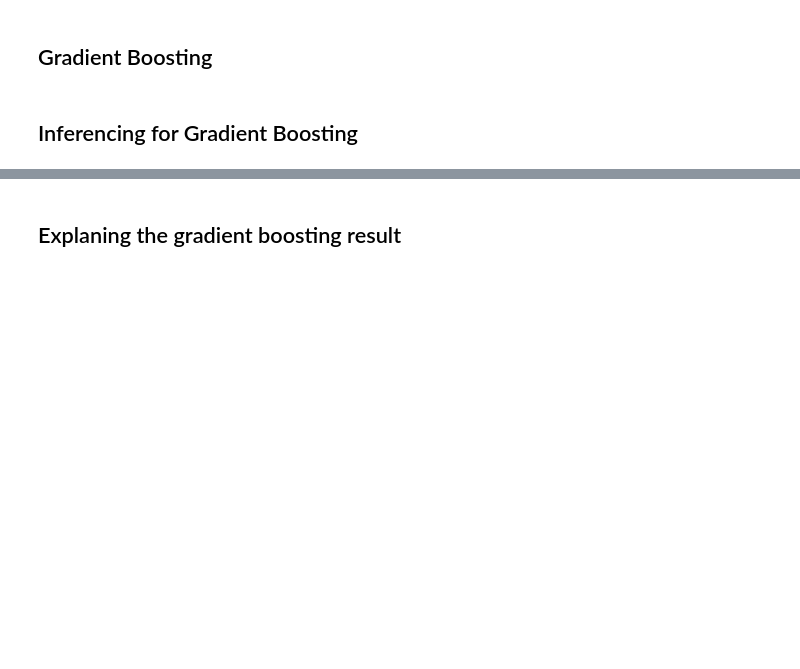
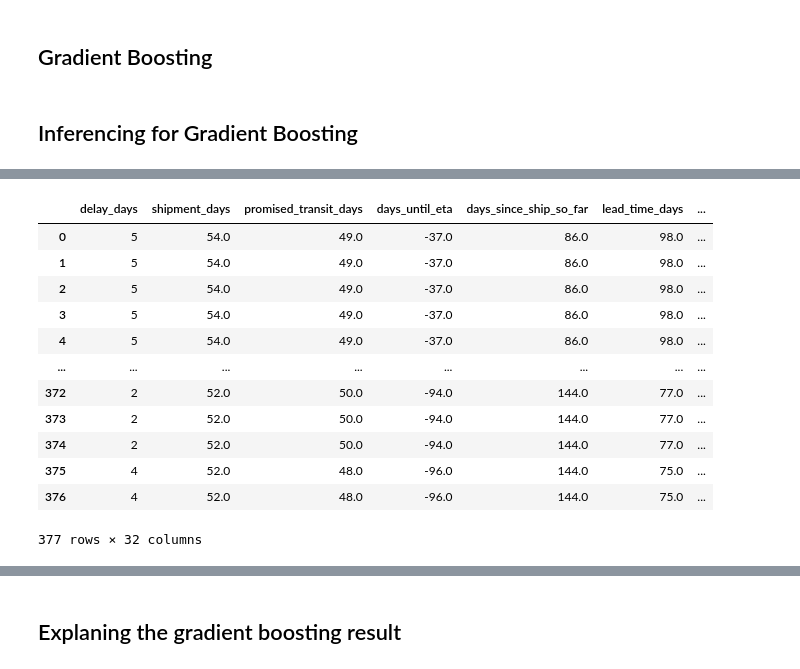
Before and after one commit to ideaboxai/ideaboxai-vertical-ml-service, a Jupyter notebook: notebooks/shipment_regression.py/models.ipynb, the cells around one changed output, grey strips where cells are left out. Cells and saved outputs as stored; diff of their text form; code cells hidden in the pictures; blank space fills up the shorter version.

```diff
--- a/notebooks/shipment_regression.py/models.ipynb
+++ b/notebooks/shipment_regression.py/models.ipynb
@@ -158,0 +133,59 @@ ValueError: Cannot register /loky-603834-mjdcj4m5 for automatic cleanup: unknown
+# %%
+# df_encoded = pd.get_dummies(df, columns=categorical_cols, drop_first=True, dtype=int)
+from sklearn.preprocessing import LabelEncoder
+
+df_encoded = df_new.copy()
+label_encoder = LabelEncoder()
+
+# Ensure categorical features are strings (clean)
+categorical_cols = [
+    'scac', 'delivery_terms',
+    'po_shipment_terms', 'tariff_type', 'item_brand',
+    'item_manufacturer',
+    'item_size',
+]
+
+for col in categorical_cols:
+    df_encoded[col] = df_encoded[col].astype(str).str.strip().replace('', 'Unknown')
+
+for col in categorical_cols:
+    df_encoded[col] = label_encoder.fit_transform(df_encoded[col].astype(str))
+
+
+from sklearn.preprocessing import StandardScaler
+
+columns_to_scale = [
+    "tariff_amount",
+    "quantity_in",
+    "ocean_freight",
+]
+
+scaler = StandardScaler()
+df_encoded[columns_to_scale] = scaler.fit_transform(df_encoded[columns_to_scale])
+# %%
+# Drop target if you're predicting (we already have delay_days here, but we can ignore it)
+X_new = df_encoded.drop(columns=["delay_days"])
+# X_new = df_new
+# Predict delay days
+pred_log = models["Ridge"].predict(X_new)
+pred_days = np.expm1(pred_log)
+df_encoded["predicted_delay_days"] = pred_days.round(2)
+
+# Derive classification (delayed vs not delayed)
+df_encoded["predicted_is_delayed"] = (df_encoded["predicted_delay_days"] > 5).astype(int)
+# %%
+df_encoded
+# %% [output]
+|  | delay_days | shipment_days | promised_transit_days | days_until_eta | days_since_ship_so_far | lead_time_days | ... |
+| 0 | 5 | 54.0 | 49.0 | -37.0 | 86.0 | 98.0 | ... |
+| 1 | 5 | 54.0 | 49.0 | -37.0 | 86.0 | 98.0 | ... |
+| 2 | 5 | 54.0 | 49.0 | -37.0 | 86.0 | 98.0 | ... |
+| 3 | 5 | 54.0 | 49.0 | -37.0 | 86.0 | 98.0 | ... |
+| 4 | 5 | 54.0 | 49.0 | -37.0 | 86.0 | 98.0 | ... |
+| ... | ... | ... | ... | ... | ... | ... | ... |
+| 372 | 2 | 52.0 | 50.0 | -94.0 | 144.0 | 77.0 | ... |
+| 373 | 2 | 52.0 | 50.0 | -94.0 | 144.0 | 77.0 | ... |
+| 374 | 2 | 52.0 | 50.0 | -94.0 | 144.0 | 77.0 | ... |
+| 375 | 4 | 52.0 | 48.0 | -96.0 | 144.0 | 75.0 | ... |
+| 376 | 4 | 52.0 | 48.0 | -96.0 | 144.0 | 75.0 | ... |
+377 rows × 32 columns
```
Also changed, not shown: parts of 21 cells of this notebook, 12 other files.
